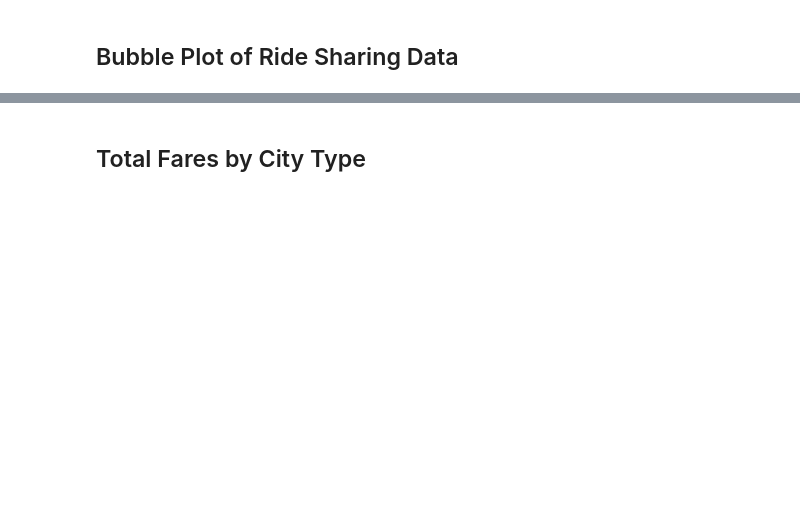
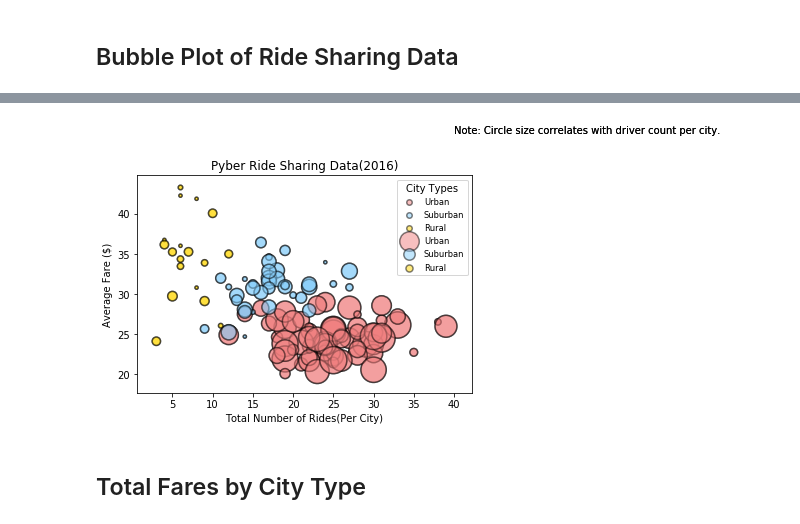
Before and after one commit to msnetta1/Homework-Matplotlib-Pyber, a Jupyter notebook: pyber_starter-Copy2.ipynb, the cells around one changed output, grey strips where cells are left out. Drawn from its saved outputs; the diff is of its cells as text; code cells hidden in the pictures; blank space fills up the shorter version.

```diff
--- a/pyber_starter-Copy2.ipynb
+++ b/pyber_starter-Copy2.ipynb
@@ -46,0 +62,4 @@ plt.show()
+# %%
+# Find the total rides per city.
+total_rides = pyber_data.groupby("city")["ride_id"].count()
+total_rides.head()
@@ -46,0 +74,4 @@ plt.show()
+# %%
+# Find the total number of drivers per city.
+total_drivers = pyber_data.groupby("city")["driver_count"].mean()
+total_drivers.head()
@@ -46,0 +86,4 @@ plt.show()
+# %%
+## Find city type
+city_type = city_data_df.set_index('city')['type']
+city_type.value_counts()
@@ -46,0 +95,8 @@ plt.show()
+# %%
+# Create Pandas DataFrame
+pyber_cities = pd.DataFrame({"Average Fare per City":average_fare,
+                 "Number of Rides": total_rides,
+                 "Number of Drivers": total_drivers,
+                 "City Type": city_type
+})
+pyber_cities.head()
@@ -46,0 +110,78 @@ plt.show()
+# %%
+# Build the scatter plots for each city types
+#Urban
+urban = pyber_cities.loc[pyber_cities["City Type"]== "Urban"]
+
+#suburban
+suburban = pyber_cities.loc[pyber_cities["City Type"]== "Suburban"]
+
+#rural
+rural = pyber_cities.loc[pyber_cities["City Type"]== "Rural"]
+
+# Incorporate the other graph properties
+#Urban
+plt.scatter(urban["Number of Rides"], urban["Average Fare per City"], color = "lightcoral",
+            edgecolors="black", s = urban["Number of Drivers"]*10, label = "Urban", alpha = 0.5, linewidth = 1.5)
+
+#Suburban
+plt.scatter(suburban["Number of Rides"], suburban["Average Fare per City"], color = "lightskyblue",
+            edgecolors ="black", s = suburban["Number of Drivers"]*10, label = "Suburban", alpha = 0.5, linewidth = 1.5)
+
+#Rural
+plt.scatter(rural["Number of Rides"], rural["Average Fare per City"], color = "gold",
+            edgecolors = "black", s = rural["Number of Drivers"]*10, label = "Rural", alpha = 0.5, linewidth = 1.5)
+
+# Create a legend
+lgnd = plt.legend(fontsize="small", mode="Expanded",
+                 numpoints=1, scatterpoints=1, loc= "upper right",title="City Types")
+
+lgnd.legendHandles[0]._sizes = [30]
+lgnd.legendHandles[1]._sizes = [30]
+lgnd.legendHandles[2]._sizes = [30]
+
+# Incorporate a text label regarding circle size
+plt.title("Pyber Ride Sharing Data(2016)")
+plt.xlabel("Total Number of Rides(Per City)")
+plt.ylabel("Average Fare ($)")
+plt.text(40, 50,"Note: Circle size correlates with driver count per city.")
+plt.grid()
+# Build the scatter plots for each city types
+#Urban
+urban = pyber_cities.loc[pyber_cities["City Type"]== "Urban"]
+
+#suburban
+suburban = pyber_cities.loc[pyber_cities["City Type"]== "Suburban"]
+
+#rural
+rural = pyber_cities.loc[pyber_cities["City Type"]== "Rural"]
+
+# Incorporate the other graph properties
+#Urban
+plt.scatter(urban["Number of Rides"], urban["Average Fare per City"], color = "lightcoral",
+            edgecolors="black", s = urban["Number of Drivers"]*10, label = "Urban", alpha = 0.5, linewidth = 1.5)
+
+#Suburban
+plt.scatter(suburban["Number of Rides"], suburban["Average Fare per City"], color = "lightskyblue",
+            edgecolors ="black", s = suburban["Number of Drivers"]*10, label = "Suburban", alpha = 0.5, linewidth = 1.5)
+
+#Rural
+plt.scatter(rural["Number of Rides"], rural["Average Fare per City"], color = "gold",
+            edgecolors = "black", s = rural["Number of Drivers"]*10, label = "Rural", alpha = 0.5, linewidth = 1.5)
+
+# Create a legend
+lgnd = plt.legend(fontsize="small", mode="Expanded",
+                 numpoints=1, scatterpoints=1, loc= "upper right",title="City Types")
+
+lgnd.legendHandles[0]._sizes = [30]
+lgnd.legendHandles[1]._sizes = [30]
+lgnd.legendHandles[2]._sizes = [30]
+
+# Incorporate a text label regarding circle size
+plt.title("Pyber Ride Sharing Data(2016)")
+plt.xlabel("Total Number of Rides(Per City)")
+plt.ylabel("Average Fare ($)")
+plt.text(40, 50,"Note: Circle size correlates with driver count per city.")
+plt.grid()
+
+plt.show
+# %% [output]
@@ -47,2 +189,3 @@ plt.show()
+[figure, added]
 # %% [markdown]
 ## Total Fares by City Type
```
Also changed, not shown: parts of 21 cells of this notebook.
